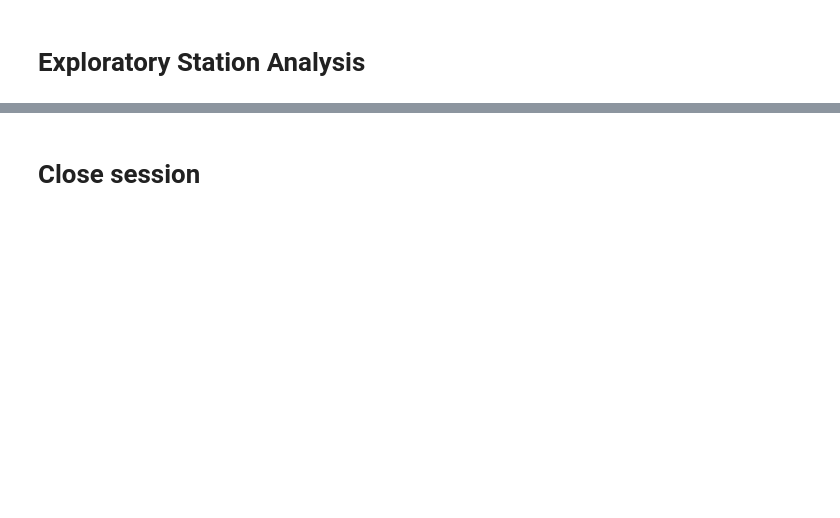
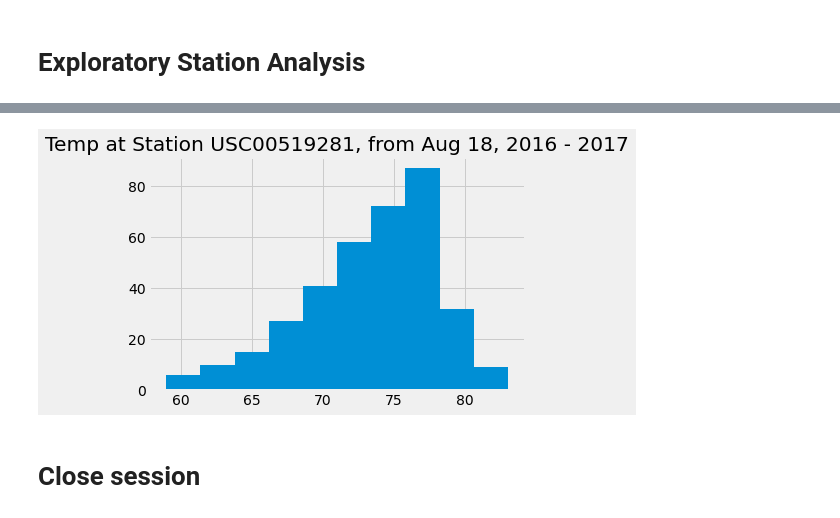
Before and after one commit to mbruns13/sqlalchemy-challenge, a Jupyter notebook: climate_starter.ipynb, the cells around one changed output, grey strips where cells are left out. Cells and saved outputs as stored; diff of their text form; code cells hidden in the pictures; blank space fills up the shorter version.

```diff
--- a/climate_starter.ipynb
+++ b/climate_starter.ipynb
@@ -178,0 +189,7 @@ precip_df.describe()
+# %%
+# calculating time delta using most recent date of 2017-08-18
+new_query_date = dt.date(2017, 8, 18) - dt.timedelta(days=365)
+
+station_year_data = session.query(Measurement).filter(Measurement.station == "USC00519281").filter(Measurement.date >= new_query_date).order_by(Measurement.date)
+temperature_results = [{"Date": result.date, "Temperature": result.tobs} for result in station_year_data]
+temperature_results
@@ -178,0 +214,3 @@ precip_df.describe()
+# %%
+station_df = pd.DataFrame(temperature_results)
+station_df
@@ -179,3 +231,9 @@ precip_df.describe()
+# %%
+station_df.hist()
+plt.title("Temp at Station USC00519281, from Aug 18, 2016 - 2017")
+plt.show()
+# %% [output]
+[figure, added]
 # %% [markdown]
 # Close session
 # %%
```
Also changed, not shown: parts of 14 cells of this notebook.
